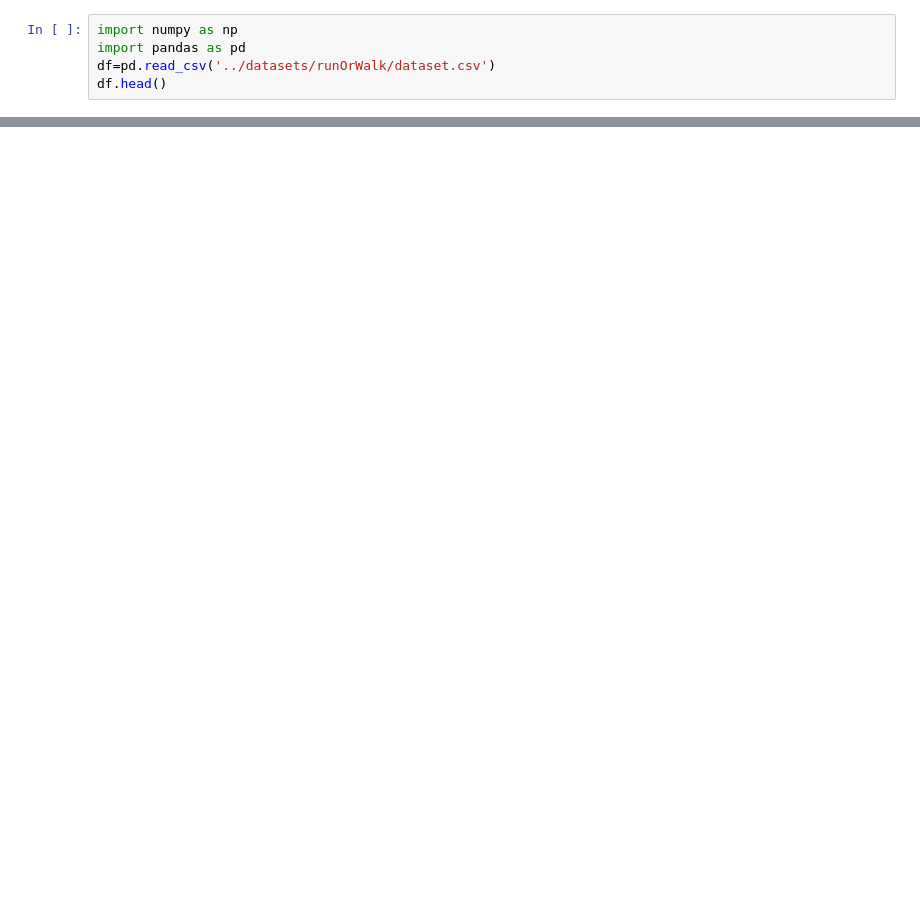
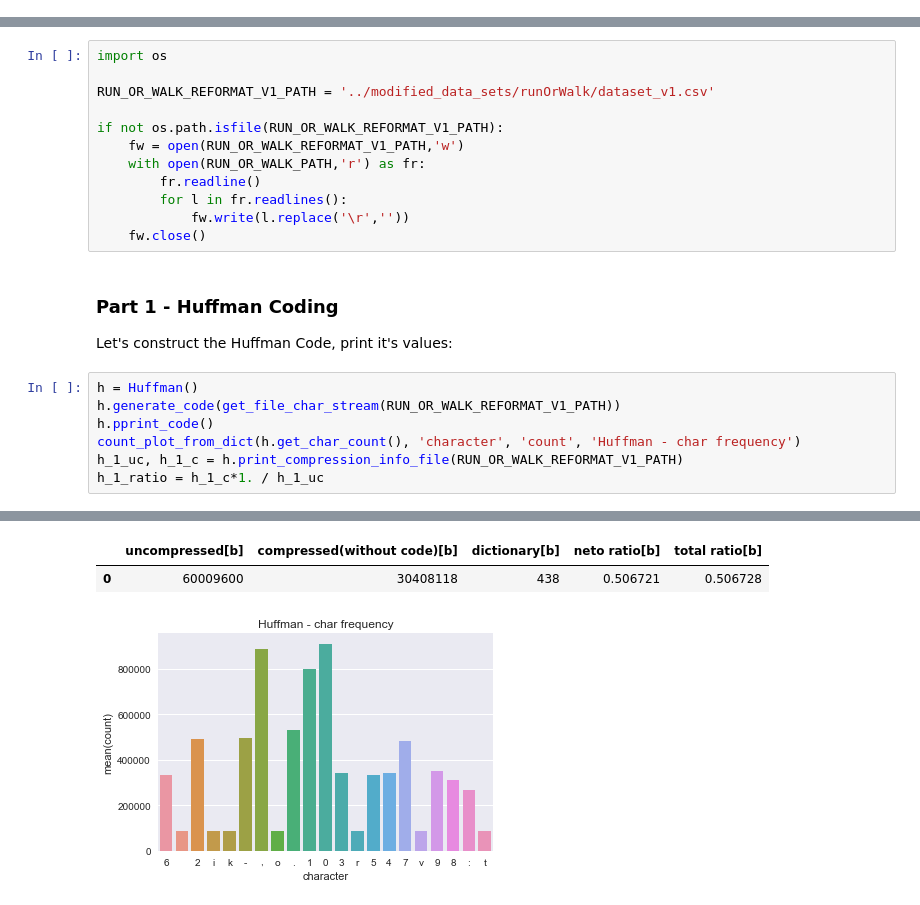
Before and after one commit to nyutal/049063-Information-in-Storage-Devices-Final-Project, a Jupyter notebook: src/finalProjectNotebook.ipynb, the cells around one changed output, grey strips where cells are left out. Cells and saved outputs as stored; diff of their text form; blank space fills up the shorter version.

```diff
--- a/src/finalProjectNotebook.ipynb
+++ b/src/finalProjectNotebook.ipynb
@@ -71,5 +0,0 @@ Lets load the data and preview few lines:
-# %%
-import numpy as np
-import pandas as pd
-df=pd.read_csv('../datasets/runOrWalk/dataset.csv')
-df.head()
@@ -108,0 +406,24 @@ blabla
+# %%
+import os
+
+RUN_OR_WALK_REFORMAT_V1_PATH = '../modified_data_sets/runOrWalk/dataset_v1.csv'
+
+if not os.path.isfile(RUN_OR_WALK_REFORMAT_V1_PATH):
+    fw = open(RUN_OR_WALK_REFORMAT_V1_PATH,'w')
+    with open(RUN_OR_WALK_PATH,'r') as fr:
+        fr.readline()
+        for l in fr.readlines():
+            fw.write(l.replace('\r',''))
+    fw.close()
+# %% [markdown]
+### Part 1 - Huffman Coding
+
+Let's construct the Huffman Code, print it's values:
+# %%
+h = Huffman()
+h.generate_code(get_file_char_stream(RUN_OR_WALK_REFORMAT_V1_PATH))
+h.pprint_code()
+count_plot_from_dict(h.get_char_count(), 'character', 'count', 'Huffman - char frequency')
+h_1_uc, h_1_c = h.print_compression_info_file(RUN_OR_WALK_REFORMAT_V1_PATH)
+h_1_ratio = h_1_c*1. / h_1_uc
+# %% [output]
@@ -108,0 +447,3 @@ blabla
+|  | uncompressed[b] | compressed(without code)[b] | dictionary[b] | neto ratio[b] | total ratio[b] |
+| 0 | 60009600 | 30408118 | 438 | 0.506721 | 0.506728 |
+[figure, added]
```
Also changed, not shown: parts of 111 cells of this notebook, 7 other files.
